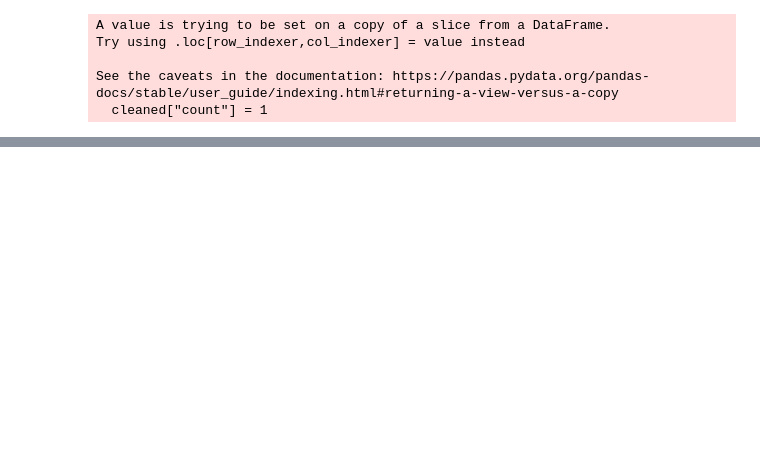
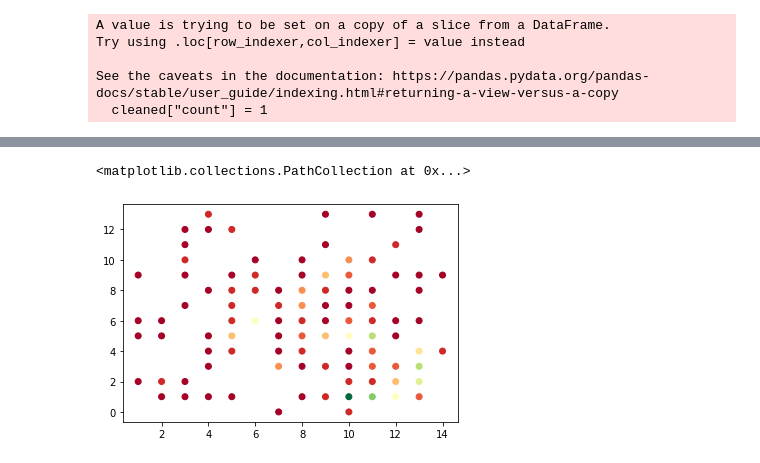
Before and after one commit to chung-ejy/ward, a Jupyter notebook: testing.ipynb, the cells around one changed output, grey strips where cells are left out. Cells and saved outputs as stored; diff of their text form; code cells hidden in the pictures; blank space fills up the shorter version.

```diff
--- a/testing.ipynb
+++ b/testing.ipynb
@@ -208,0 +224,10 @@ plt.scatter(summarized["x_rounded"],summarized["y_rounded"],c=summarized["count"
+# %%
+rounding_value = 3
+viz = cleaned[cleaned["killerSummonerName"]==username].copy()
+viz["x_rounded"] = [int(x / (10 ** rounding_value)) for x in viz["x"]]
+viz["y_rounded"] = [int(x / (10 ** rounding_value)) for x in viz["y"]]
+summarized = viz.groupby(["x_rounded","y_rounded"]).sum().reset_index()
+plt.scatter(summarized["x_rounded"],summarized["y_rounded"],c=summarized["count"],cmap="RdYlGn")
+# %% [output]
+<matplotlib.collections.PathCollection at 0x...>
+[figure, added]
```
Also changed, not shown: parts of 25 cells of this notebook.
